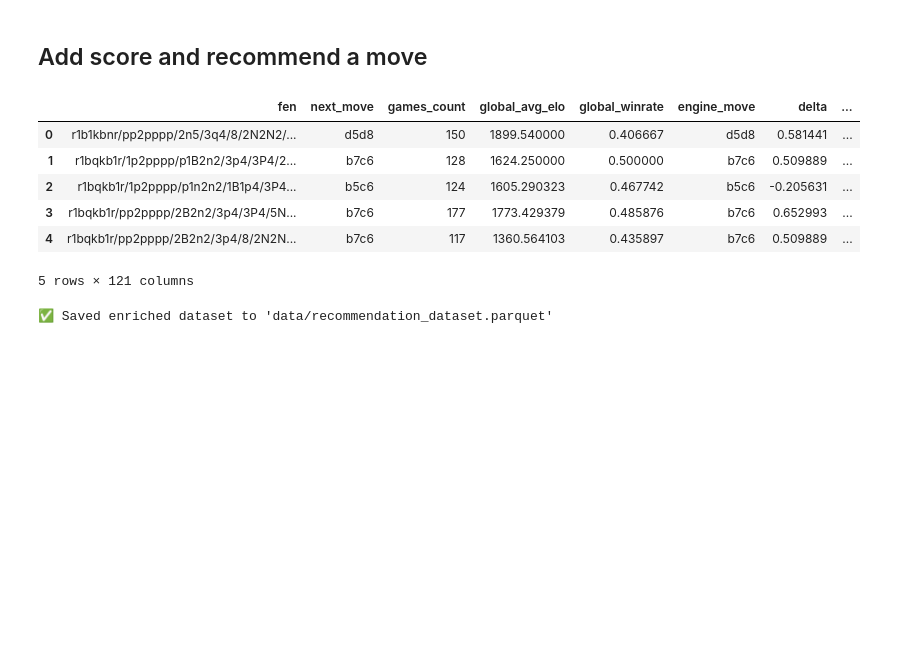
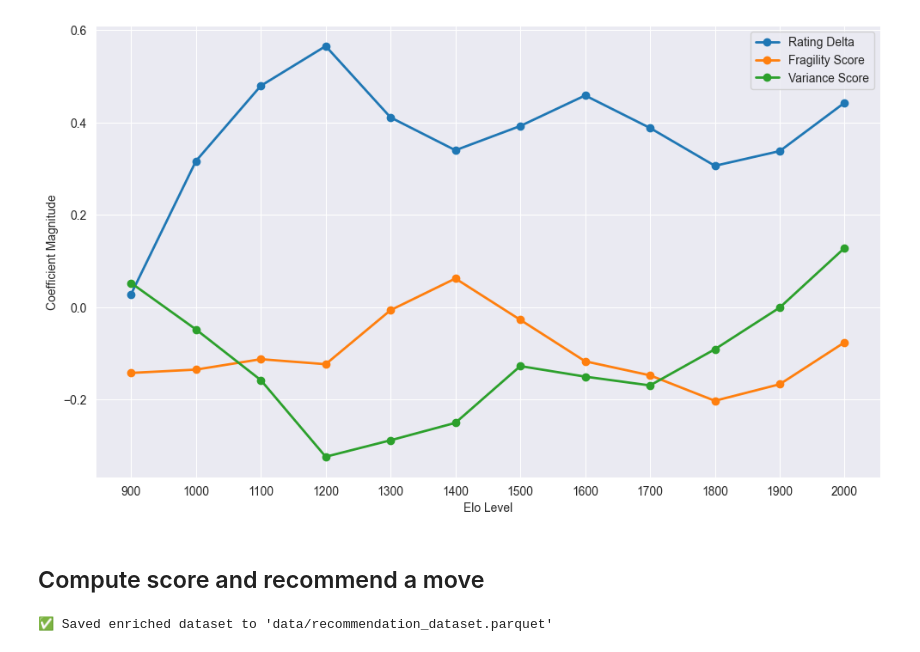
Before and after one commit to croco22/chess, a Jupyter notebook: pipeline/p5_feature_importance.ipynb, the cells around one changed output. Drawn from its saved outputs; the diff is of its cells as text; code cells hidden in the pictures; blank space fills up the shorter version.

```diff
--- a/pipeline/p5_feature_importance.ipynb
+++ b/pipeline/p5_feature_importance.ipynb
@@ -72,5 +74,37 @@ plt.show()
+# %%
+coefficients = pd.DataFrame(index=FEATURES)
+
+for elo in ELOS:
+    target = f'is_historical_best_{elo}'
+    subset = df.dropna(subset=FEATURES + [target])
+    X = subset[FEATURES]
+    y = subset[target].astype(int)
+    X_train, X_test, y_train, y_test = train_test_split(
+        X, y, stratify=y, random_state=1, test_size=0.25
+    )
+
+    model = LogisticRegression()
+    model.fit(X_train, y_train)
+    coefficients[f'elo_{elo}'] = model.coef_[0]
+
+plt.figure(figsize=(10, 6))
+
+for feature in FEATURES:
+    y = coefficients.loc[feature, coefficients.columns].values
+    y_smooth = savgol_filter(y, window_length=5, polyorder=2)
+    plt.plot(ELOS, y_smooth, marker='o', linewidth=2, label=feature_labels.get(feature, feature))
+
+plt.xlabel("Elo Level")
+plt.ylabel("Coefficient Magnitude")
+plt.xticks(ELOS)
+plt.legend()
+plt.tight_layout()
+plt.savefig("../images/feature_coefficients.svg")
+plt.show()
+# %% [output]
+[figure, added]
 # %% [markdown]
-## Add score and recommend a move
+## Compute score and recommend a move
 # %%
 for elo in ELOS:
     score_col = f"score_{elo}"
@@ -112,16 +146,6 @@ for elo in ELOS:
     )
     df.loc[~df["engine_valid_move"], [is_engine_col]] = pd.NA
     df.drop(columns="engine_valid_move", inplace=True)
-# %%
-df.head()
-# %% [output]
-|  | fen | next_move | games_count | global_avg_elo | global_winrate | engine_move | delta | ... |
-| 0 | r1b1kbnr/pp2pppp/2n5/3q4/8/2N2N2/... | d5d8 | 150 | 1899.540000 | 0.406667 | d5d8 | 0.581441 | ... |
-| 1 | r1bqkb1r/1p2pppp/p1B2n2/3p4/3P4/2... | b7c6 | 128 | 1624.250000 | 0.500000 | b7c6 | 0.509889 | ... |
-| 2 | r1bqkb1r/1p2pppp/p1n2n2/1B1p4/3P4... | b5c6 | 124 | 1605.290323 | 0.467742 | b5c6 | -0.205631 | ... |
-| 3 | r1bqkb1r/pp2pppp/2B2n2/3p4/3P4/5N... | b7c6 | 177 | 1773.429379 | 0.485876 | b7c6 | 0.652993 | ... |
-| 4 | r1bqkb1r/pp2pppp/2B2n2/3p4/8/2N2N... | b7c6 | 117 | 1360.564103 | 0.435897 | b7c6 | 0.509889 | ... |
-5 rows × 121 columns
 # %%
 df.to_parquet("../data/recommendation_dataset.parquet", index=False)
 print("✅ Saved enriched dataset to 'data/recommendation_dataset.parquet'")
```
Also changed, not shown: parts of 7 cells of this notebook, 12 other files.
